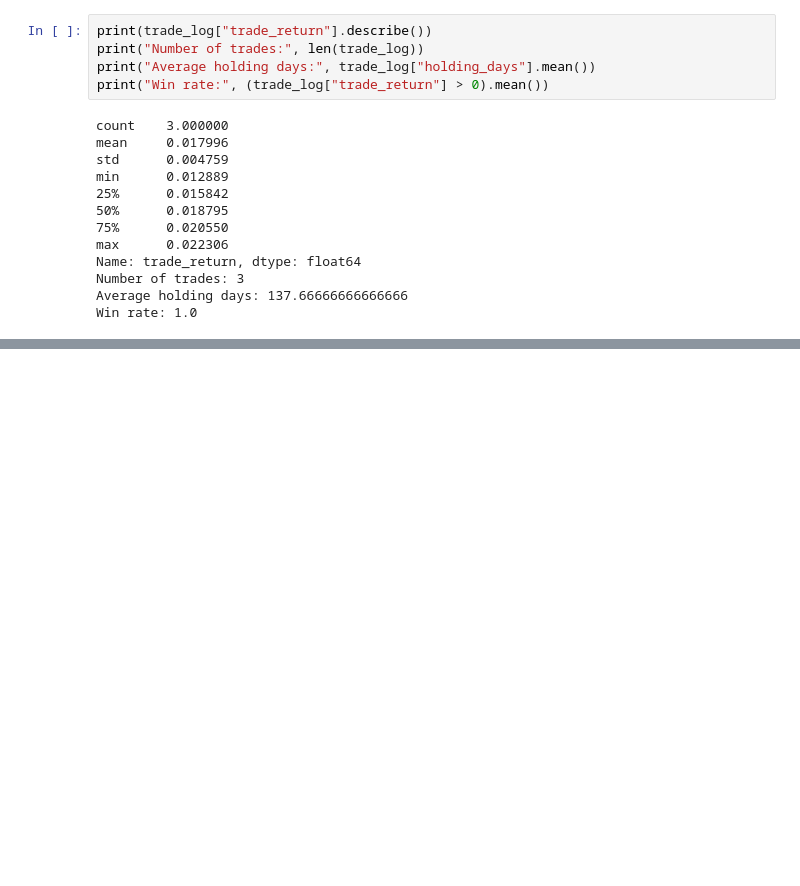
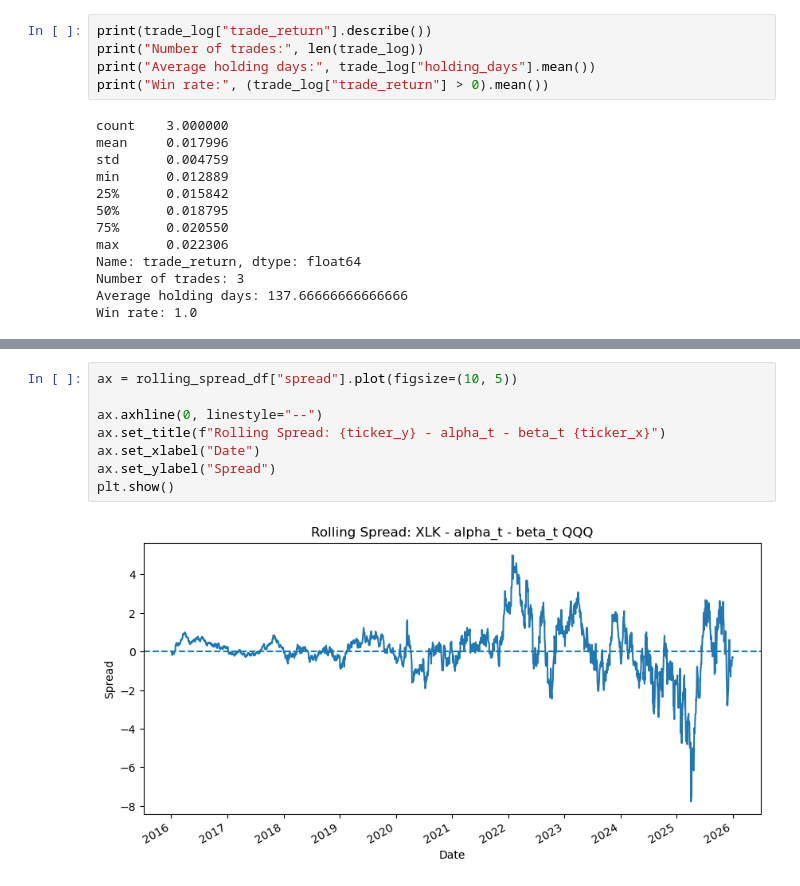
Before and after one commit to jamienordio/pairs-trading-backtest, a Jupyter notebook: notebooks/01_data_exploration.ipynb, the cells around one changed output, grey strips where cells are left out. Cells and saved outputs as stored; diff of their text form; blank space fills up the shorter version.

```diff
--- a/notebooks/01_data_exploration.ipynb
+++ b/notebooks/01_data_exploration.ipynb
@@ -528,0 +723,10 @@ Win rate: 1.0
+# %%
+ax = rolling_spread_df["spread"].plot(figsize=(10, 5))
+
+ax.axhline(0, linestyle="--")
+ax.set_title(f"Rolling Spread: {ticker_y} - alpha_t - beta_t {ticker_x}")
+ax.set_xlabel("Date")
+ax.set_ylabel("Spread")
+plt.show()
+# %% [output]
+[figure, added]
```
Also changed, not shown: parts of 49 cells of this notebook, 2 other files.
